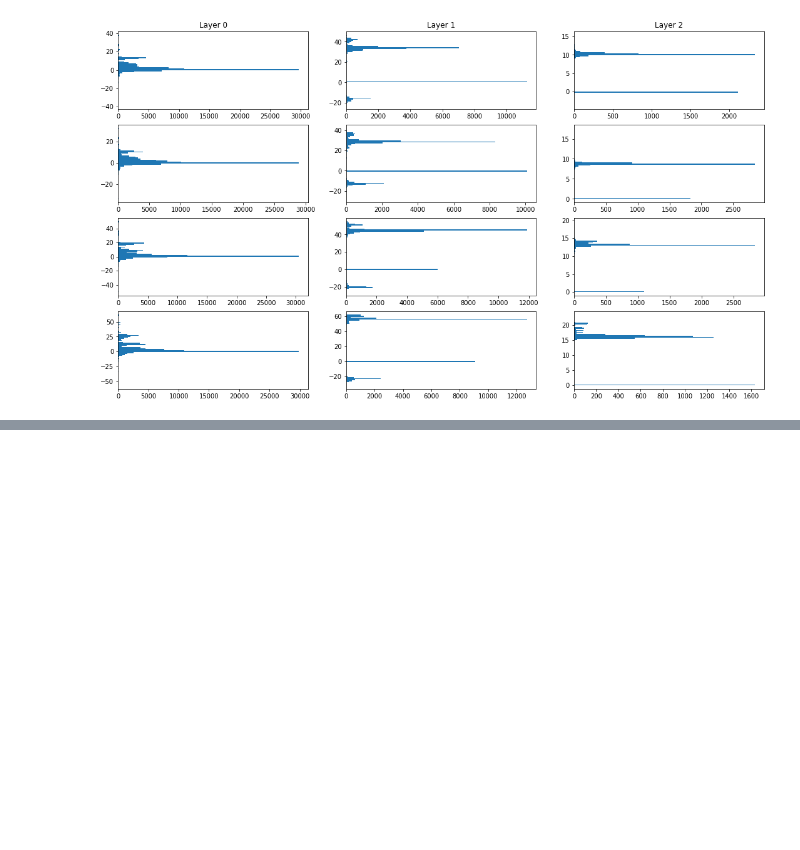
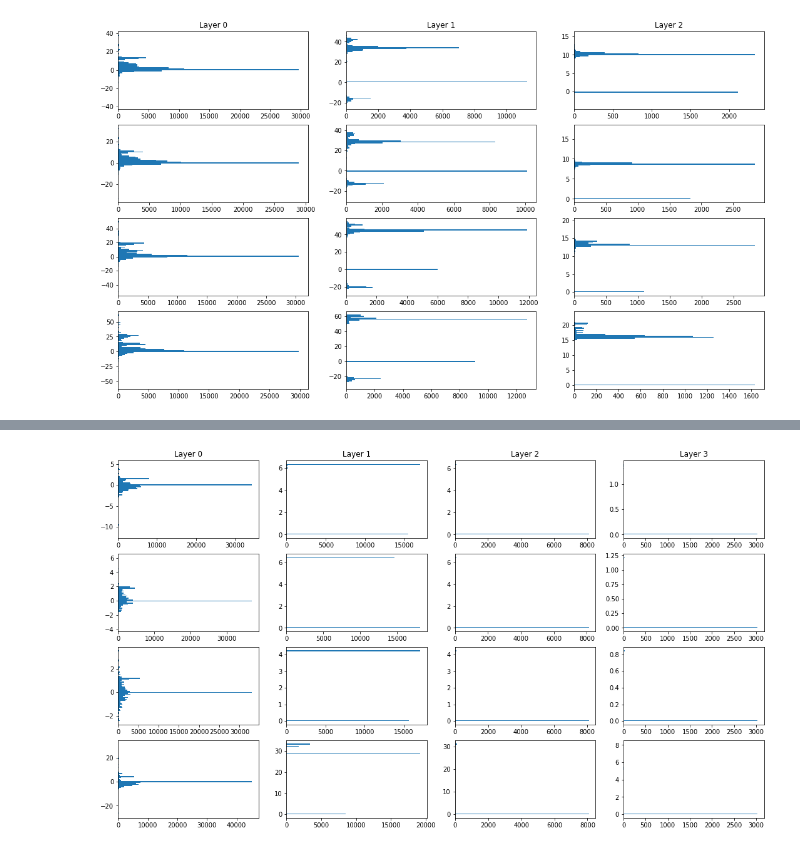
Before and after one commit to Bautista-Baiocchi-lora/Truco-RL, a Jupyter notebook: ResultAnalysis.ipynb, the cells around one changed output, grey strips where cells are left out. Drawn from its saved outputs; the diff is of its cells as text; code cells hidden in the pictures; blank space fills up the shorter version.

```diff
--- a/ResultAnalysis.ipynb
+++ b/ResultAnalysis.ipynb
@@ -49,0 +53,8 @@ plot_weights_distributions(models)
+# %%
+names = ['Ares', 'Athena', 'Zeus', 'Dionysus']
+
+models = [load_model(name) for name in names]
+
+plot_weights_distributions(models)
+# %% [output]
+[figure, added]
```
Also changed, not shown: parts of 7 cells of this notebook, 14 other files.
